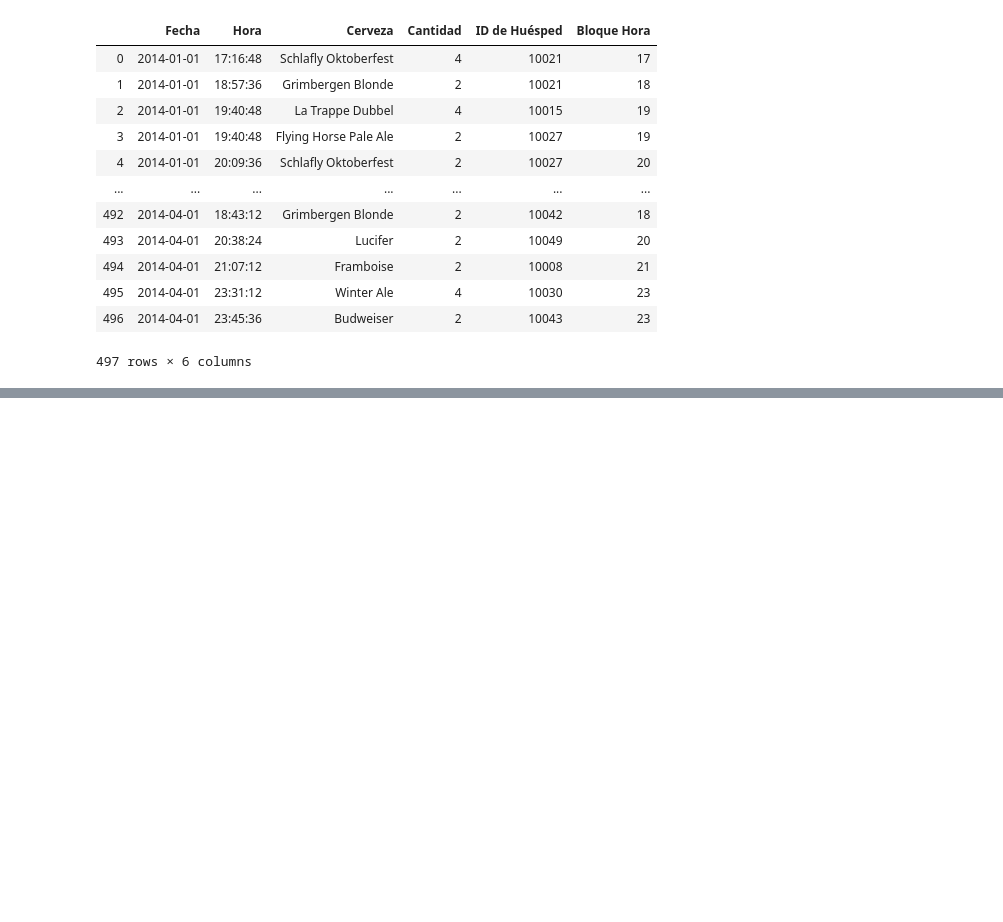
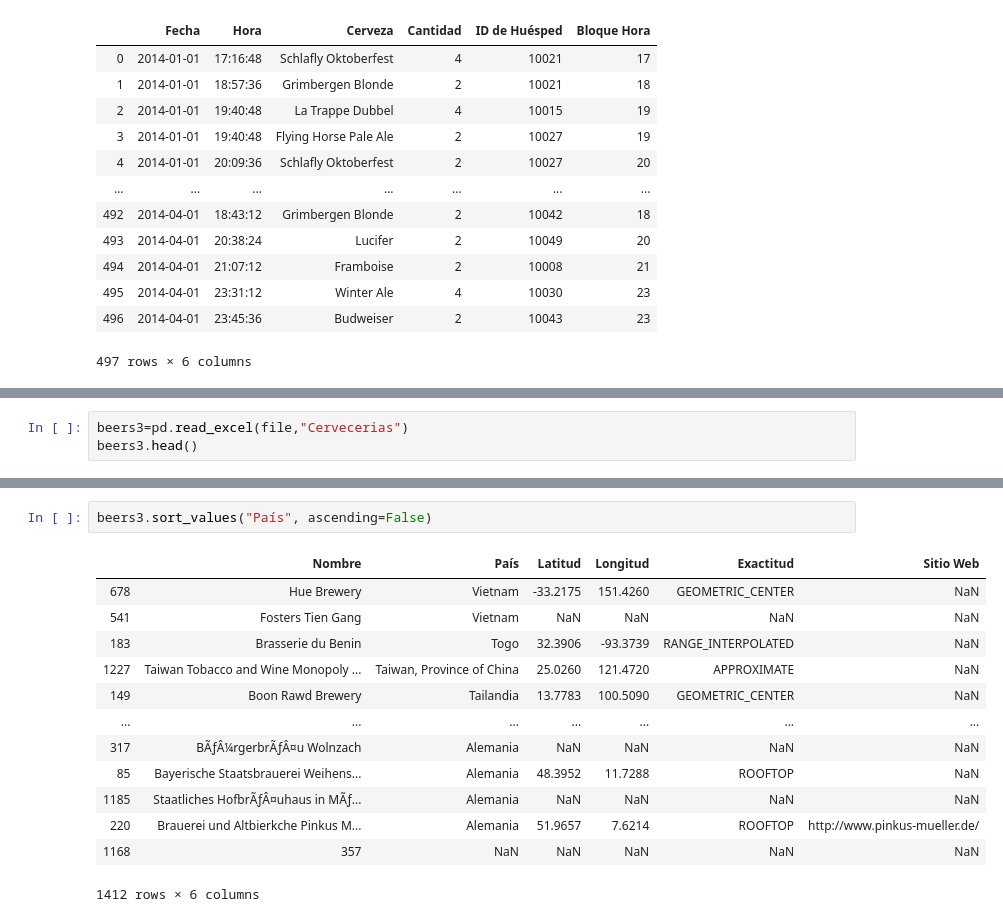
Before and after one commit to IPalos/PythonCrashCourse, a Jupyter notebook: Dia12/Dia12.ipynb, the cells around one changed output, grey strips where cells are left out. Drawn from its saved outputs; the diff is of its cells as text; blank space fills up the shorter version.

```diff
--- a/Dia12/Dia12.ipynb
+++ b/Dia12/Dia12.ipynb
@@ -132,0 +143,3 @@ beers
+# %%
+beers3=pd.read_excel(file,"Cervecerias")
+beers3.head()
@@ -132,0 +153,16 @@ beers
+# %%
+beers3.sort_values("País", ascending=False)
+# %% [output]
+|  | Nombre | País | Latitud | Longitud | Exactitud | Sitio Web |
+| 678 | Hue Brewery | Vietnam | -33.2175 | 151.4260 | GEOMETRIC_CENTER | NaN |
+| 541 | Fosters Tien Gang | Vietnam | NaN | NaN | NaN | NaN |
+| 183 | Brasserie du Benin | Togo | 32.3906 | -93.3739 | RANGE_INTERPOLATED | NaN |
+| 1227 | Taiwan Tobacco and Wine Monopoly ... | Taiwan, Province of China | 25.0260 | 121.4720 | APPROXIMATE | NaN |
+| 149 | Boon Rawd Brewery | Tailandia | 13.7783 | 100.5090 | GEOMETRIC_CENTER | NaN |
+| ... | ... | ... | ... | ... | ... | ... |
+| 317 | BÃƒÂ¼rgerbrÃƒÂ¤u Wolnzach | Alemania | NaN | NaN | NaN | NaN |
+| 85 | Bayerische Staatsbrauerei Weihens... | Alemania | 48.3952 | 11.7288 | ROOFTOP | NaN |
+| 1185 | Staatliches HofbrÃƒÂ¤uhaus in MÃƒ... | Alemania | NaN | NaN | NaN | NaN |
+| 220 | Brauerei und Altbierkche Pinkus M... | Alemania | 51.9657 | 7.6214 | ROOFTOP | http://www.pinkus-mueller.de/ |
+| 1168 | 357 | NaN | NaN | NaN | NaN | NaN |
+1412 rows × 6 columns
```
Also changed, not shown: parts of 8 cells of this notebook.
